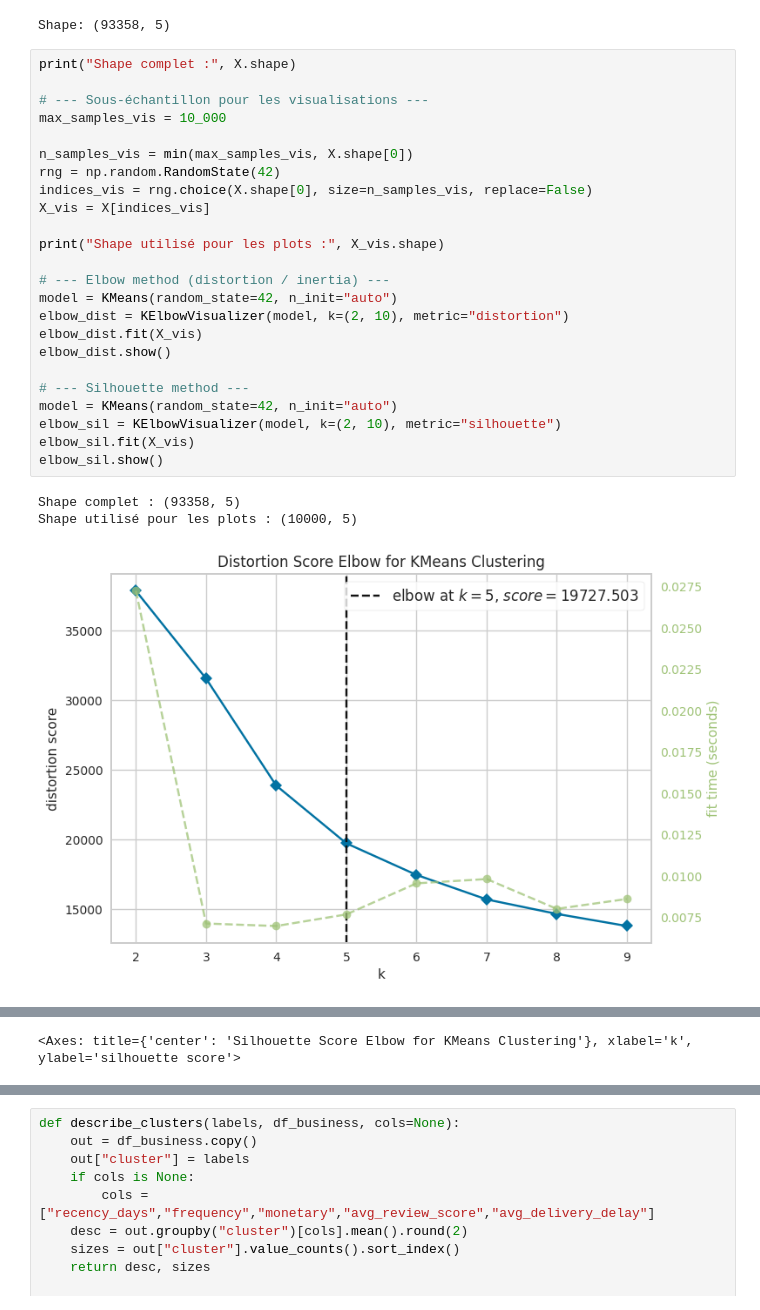
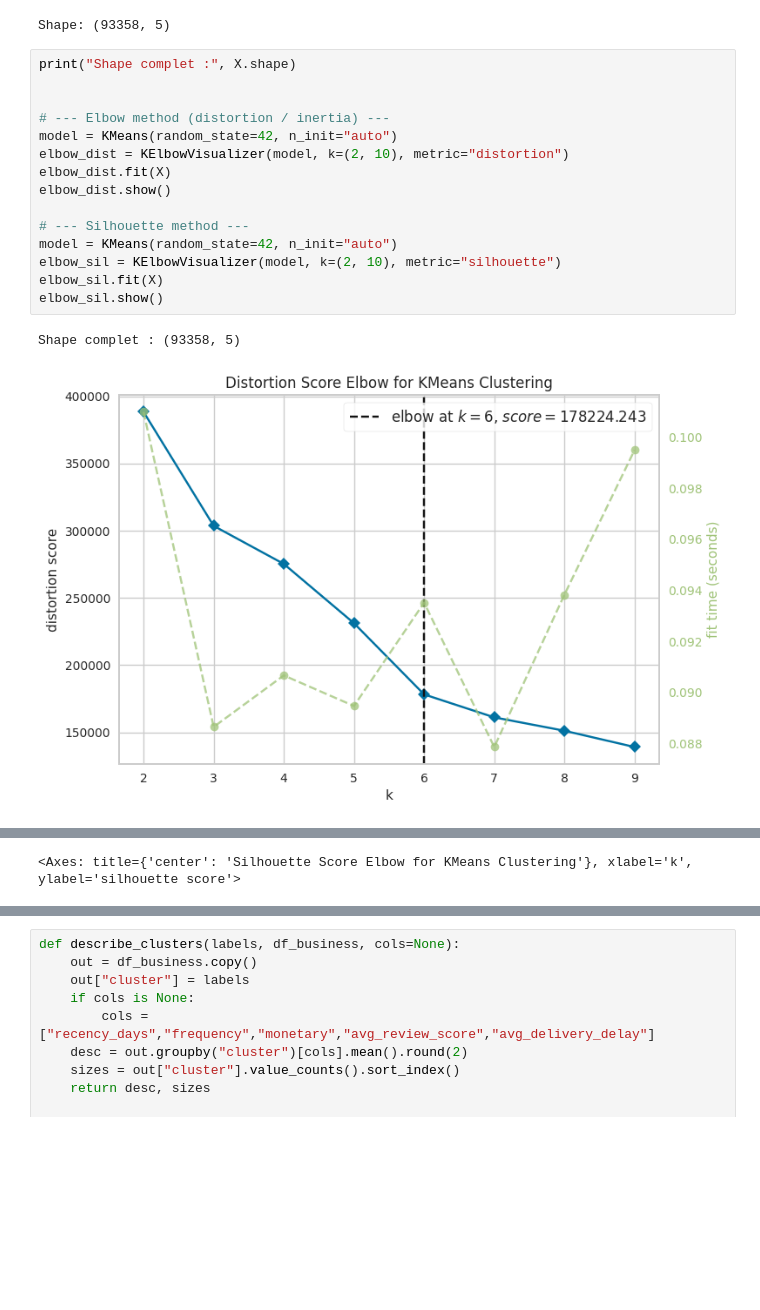
Before and after one commit to AurelienGruzon/customer-segmentation-ecommerce, a Jupyter notebook: notebooks/tests_clusterings.ipynb, the cells around one changed output, grey strips where cells are left out. Saved outputs shown, nothing was run; the diff lists cells and outputs as text; blank space fills up the shorter version.

```diff
--- a/notebooks/tests_clusterings.ipynb
+++ b/notebooks/tests_clusterings.ipynb
@@ -47,28 +47,18 @@ Shape: (93358, 5)
 # %%
 print("Shape complet :", X.shape)
 
-# --- Sous-échantillon pour les visualisations ---
-max_samples_vis = 10_000
-
-n_samples_vis = min(max_samples_vis, X.shape[0])
-rng = np.random.RandomState(42)
-indices_vis = rng.choice(X.shape[0], size=n_samples_vis, replace=False)
-X_vis = X[indices_vis]
-
-print("Shape utilisé pour les plots :", X_vis.shape)
 
 # --- Elbow method (distortion / inertia) ---
 model = KMeans(random_state=42, n_init="auto")
 elbow_dist = KElbowVisualizer(model, k=(2, 10), metric="distortion")
-elbow_dist.fit(X_vis)
+elbow_dist.fit(X)
 elbow_dist.show()
 
 # --- Silhouette method ---
 model = KMeans(random_state=42, n_init="auto")
 elbow_sil = KElbowVisualizer(model, k=(2, 10), metric="silhouette")
-elbow_sil.fit(X_vis)
+elbow_sil.fit(X)
 elbow_sil.show()
 # %% [output]
 Shape complet : (93358, 5)
-Shape utilisé pour les plots : (10000, 5)
-[figure, old version]
+[figure, new version]
```
Also changed, not shown: parts of 19 cells of this notebook, 2 other files.
